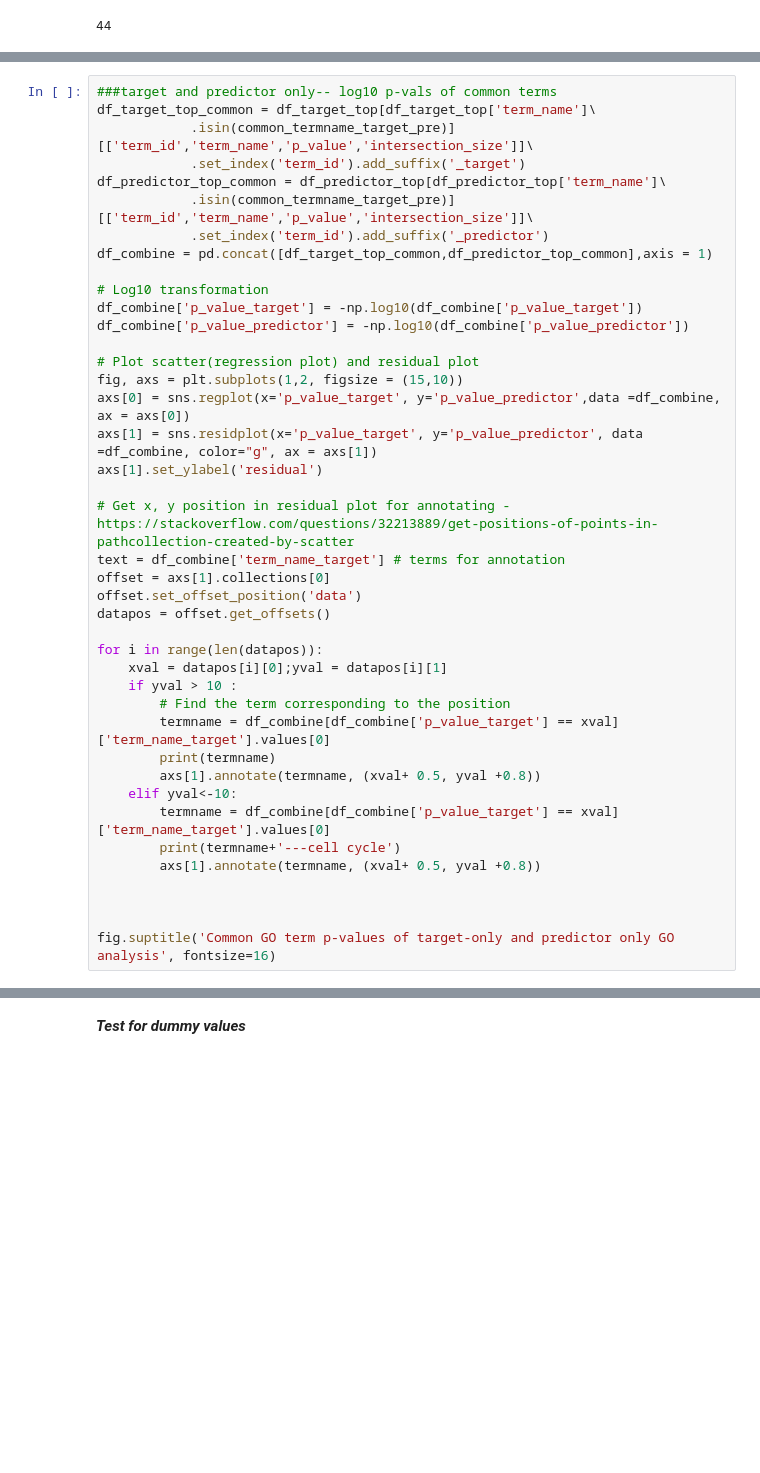
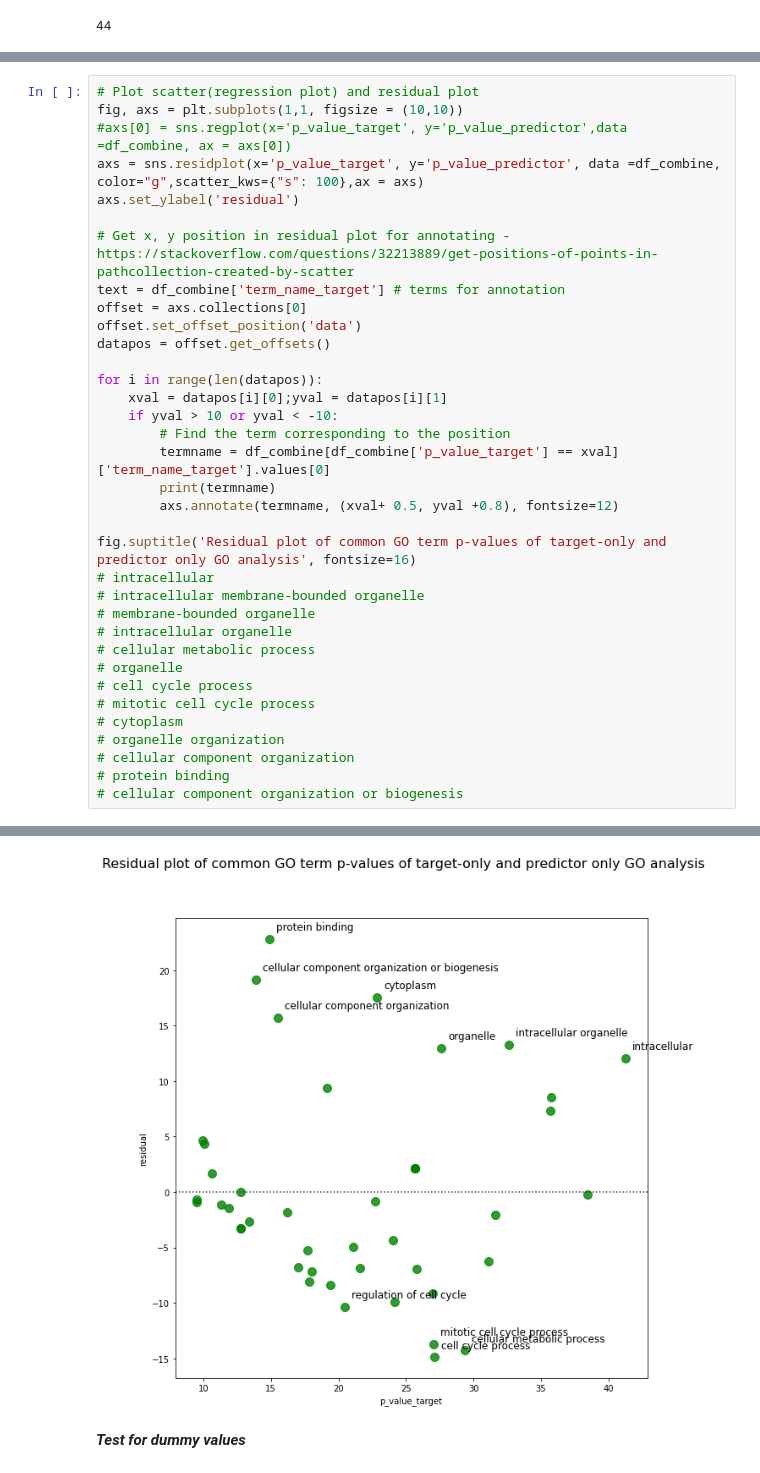
Before and after one commit to pritchardlabatpsu/cga_app, a Jupyter notebook: notebooks/R2b-gprofiler_compare-YR.ipynb, the cells around one changed output, grey strips where cells are left out. Cells and saved outputs as stored; diff of their text form; blank space fills up the shorter version.

```diff
--- a/notebooks/R2b-gprofiler_compare-YR.ipynb
+++ b/notebooks/R2b-gprofiler_compare-YR.ipynb
@@ -104,42 +47,36 @@ len(common_termname_target_pre) # Number of overlapped termes in target and pred
 # %%
-###target and predictor only-- log10 p-vals of common terms
-df_target_top_common = df_target_top[df_target_top['term_name']\
-            .isin(common_termname_target_pre)][['term_id','term_name','p_value','intersection_size']]\
-            .set_index('term_id').add_suffix('_target')
-df_predictor_top_common = df_predictor_top[df_predictor_top['term_name']\
-            .isin(common_termname_target_pre)][['term_id','term_name','p_value','intersection_size']]\
-            .set_index('term_id').add_suffix('_predictor')
-df_combine = pd.concat([df_target_top_common,df_predictor_top_common],axis = 1)
-
-# Log10 transformation
-df_combine['p_value_target'] = -np.log10(df_combine['p_value_target'])
-df_combine['p_value_predictor'] = -np.log10(df_combine['p_value_predictor'])
-
 # Plot scatter(regression plot) and residual plot
-fig, axs = plt.subplots(1,2, figsize = (15,10))
-axs[0] = sns.regplot(x='p_value_target', y='p_value_predictor',data =df_combine, ax = axs[0])
-axs[1] = sns.residplot(x='p_value_target', y='p_value_predictor', data =df_combine, color="g", ax = axs[1])
-axs[1].set_ylabel('residual')
+fig, axs = plt.subplots(1,1, figsize = (10,10))
+#axs[0] = sns.regplot(x='p_value_target', y='p_value_predictor',data =df_combine, ax = axs[0])
+axs = sns.residplot(x='p_value_target', y='p_value_predictor', data =df_combine, color="g",scatter_kws={"s": 100},ax = axs)
+axs.set_ylabel('residual')
 
 # Get x, y position in residual plot for annotating -https://stackoverflow.com/questions/32213889/get-positions-of-points-in-pathcollection-created-by-scatter
 text = df_combine['term_name_target'] # terms for annotation
-offset = axs[1].collections[0]
+offset = axs.collections[0]
 offset.set_offset_position('data')
 datapos = offset.get_offsets()
 
 for i in range(len(datapos)):
     xval = datapos[i][0];yval = datapos[i][1]
-    if yval > 10 :
+    if yval > 10 or yval < -10:
         # Find the term corresponding to the position
         termname = df_combine[df_combine['p_value_target'] == xval]['term_name_target'].values[0]
         print(termname)
-        axs[1].annotate(termname, (xval+ 0.5, yval +0.8))
-    elif yval<-10:
-        termname = df_combine[df_combine['p_value_target'] == xval]['term_name_target'].values[0]
-        print(termname+'---cell cycle')
-        axs[1].annotate(termname, (xval+ 0.5, yval +0.8))
+        axs.annotate(termname, (xval+ 0.5, yval +0.8), fontsize=12)
 
-
-
-fig.suptitle('Common GO term p-values of target-only and predictor only GO analysis', fontsize=16)
+fig.suptitle('Residual plot of common GO term p-values of target-only and predictor only GO analysis', fontsize=16)
+# intracellular
+# intracellular membrane-bounded organelle
+# membrane-bounded organelle
+# intracellular organelle
+# cellular metabolic process
+# organelle
+# cell cycle process
+# mitotic cell cycle process
+# cytoplasm
+# organelle organization
+# cellular component organization
+# protein binding
+# cellular component organization or biogenesis
 # %% [output]
@@ -147,3 +97,4 @@ NameError: name 'df_target_top' is not defined
+[figure, added]
 # %% [markdown]
 ***Test for dummy values***
 # %%
```
Also changed, not shown: parts of 13 cells of this notebook.
